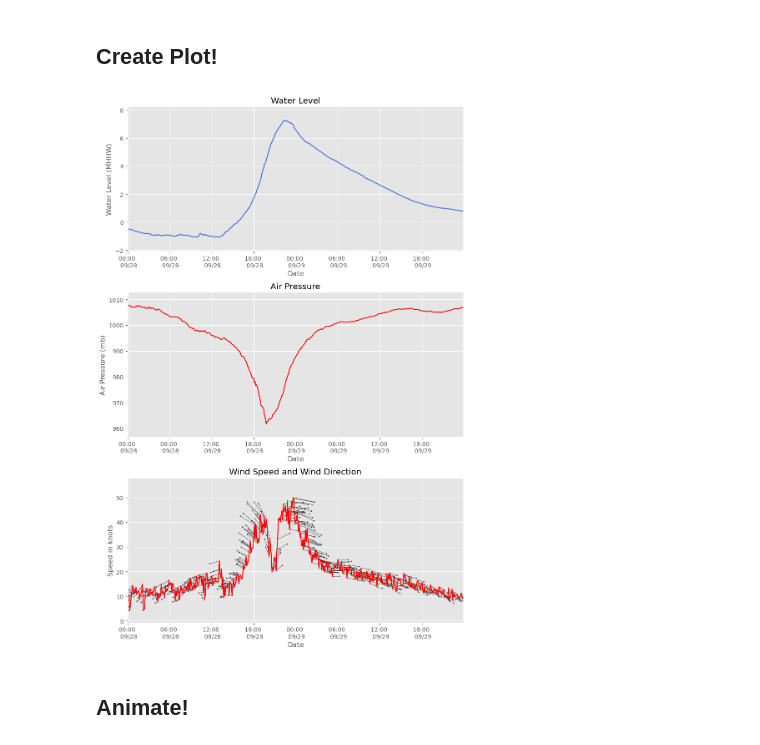
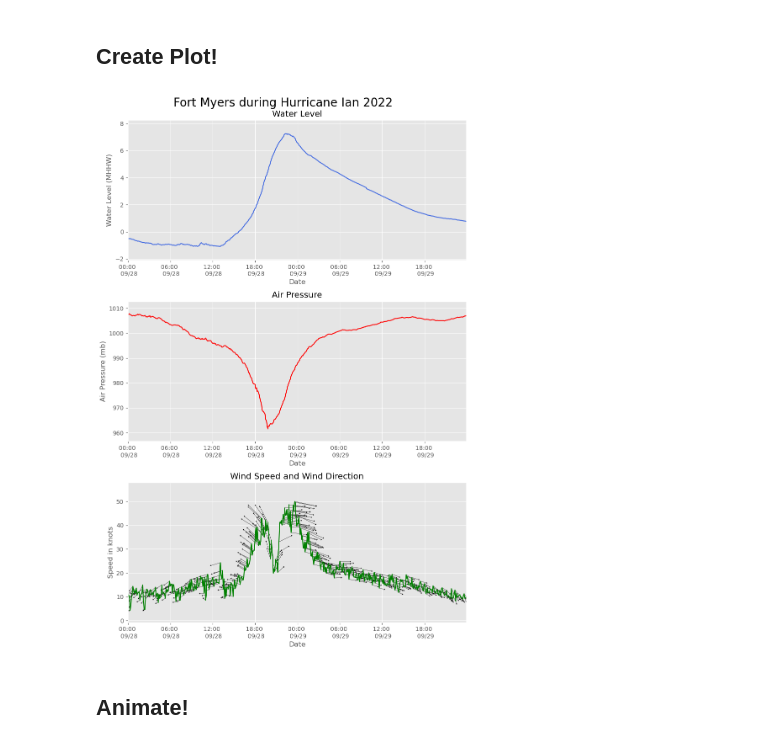
Before and after one commit to NOAA-CO-OPS/Coastal_Hazards_Example_Notebooks, a Jupyter notebook: CO-OPS_API_Example_Notebook_HurricaneIan.ipynb, the cells around one changed output. Saved outputs shown, nothing was run; the diff lists cells and outputs as text; code cells hidden in the pictures.

Commit message:
add code comments for animation & change wind speed color in plot

```diff
--- a/CO-OPS_API_Example_Notebook_HurricaneIan.ipynb
+++ b/CO-OPS_API_Example_Notebook_HurricaneIan.ipynb
@@ -235,40 +239,41 @@ plt.style.use('ggplot')
 # %%
     ## create a figure with subplots (rows, columns, figsize)
 fig, axs = plt.subplots(3, 1, figsize = (9, 4.5 * 3))
+plt.suptitle('Fort Myers during Hurricane Ian 2022', size = 20)
 
     ## assign data to axes and set titles, labels, and limits
     ## Water Level
 axs[0].plot(df['Water Level'], color = 'royalblue')
 axs[0].set_title('Water Level')
 axs[0].set_xlabel('Date')
 axs[0].set_ylabel('Water Level (MHHW)')
 axs[0].set_ylim(ymax=max(df['Water Level']+1), ymin=min(df['Water Level'])-1)
 axs[0].set_xlim(xmax=df.index[-1], xmin=df.index[0])
 axs[0].xaxis.set_major_formatter(date_form)
 
     ## Air Pressure
 axs[1].plot(df2['Air Pressure'], color = 'red')
 axs[1].set_title('Air Pressure')
 axs[1].set_xlabel('Date')
 axs[1].set_ylabel('Air Pressure (mb)')
 axs[1].set_ylim(ymax=max(df2['Air Pressure']+5), ymin=min(df2['Air Pressure'])-5)
 axs[1].set_xlim(xmax=df.index[-1], xmin=df.index[0])
 axs[1].xaxis.set_major_formatter(date_form)
 
     ## Wind Speed and Wind Direction
-axs[2].plot(df3['speed'], color = 'red')
+axs[2].plot(df3['speed'], color = 'green')
 axs[2].quiver(df3.index, df3['speed'], U, V, color = 'black', width = 0.0007, headwidth = 6.5)
 axs[2].set_title('Wind Speed and Wind Direction')
 axs[2].set_xlabel('Date')
 axs[2].set_ylabel('Speed in knots')
 axs[2].set_ylim(ymax=max(df3['speed']+8), ymin=min(df3['speed'])-5)
 axs[2].set_xlim(xmax=df.index[-1], xmin=df.index[0])
 axs[2].xaxis.set_major_formatter(date_form)
 
     ## add space between plots
 plt.tight_layout(h_pad = 1)
 # %% [output]
-[figure, old version]
+[figure, new version]
 # %% [markdown]
 ## Animate!
 # %%
```
Also changed, not shown: parts of 4 cells of this notebook, 1 other file.
